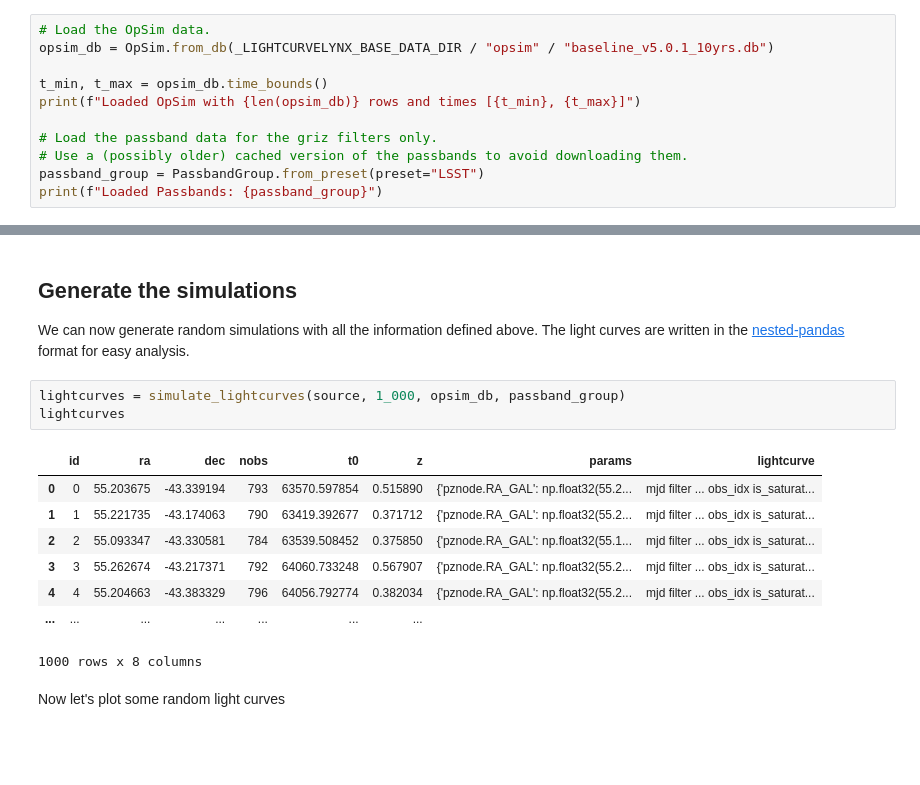
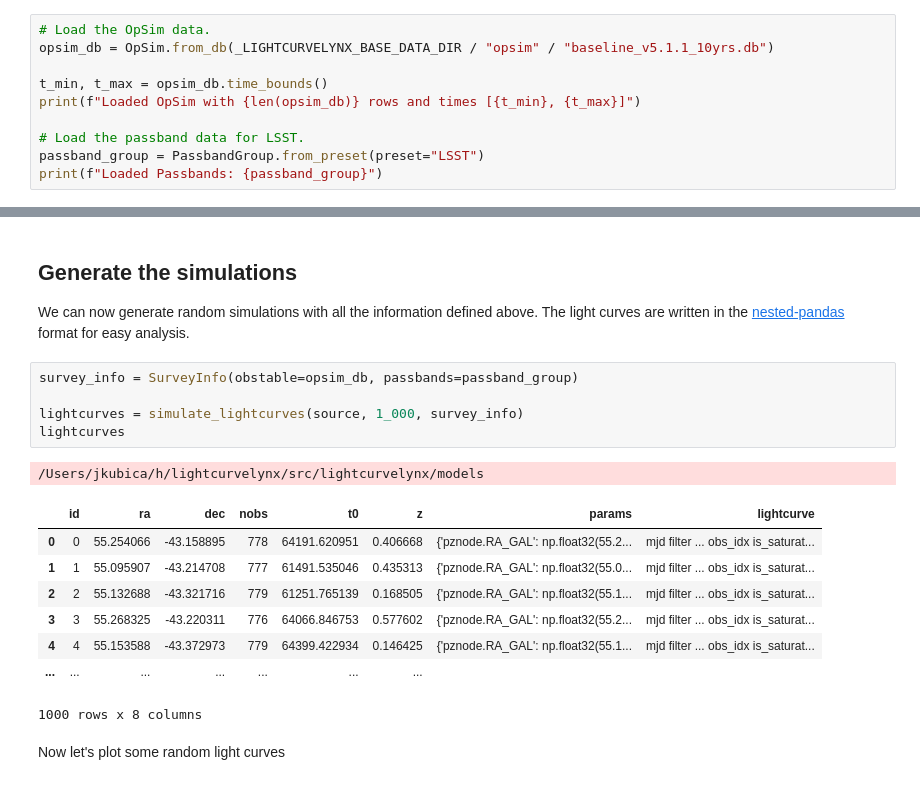
Before and after one commit to lincc-frameworks/lightcurvelynx, a Jupyter notebook: docs/notebooks/pre_executed/plasticc_snia.ipynb, the cells around one changed output, grey strips where cells are left out. Drawn from its saved outputs; the diff is of its cells as text; blank space fills up the shorter version.

```diff
--- a/docs/notebooks/pre_executed/plasticc_snia.ipynb
+++ b/docs/notebooks/pre_executed/plasticc_snia.ipynb
@@ -27,13 +28,12 @@ For Rubin, a large number of OpSims can be found at [https://s3df.slac.stanford.
 > opsim_data = OpSim.from_url(opsim_url)
 # %%
 # Load the OpSim data.
-opsim_db = OpSim.from_db(_LIGHTCURVELYNX_BASE_DATA_DIR / "opsim" / "baseline_v5.0.1_10yrs.db")
+opsim_db = OpSim.from_db(_LIGHTCURVELYNX_BASE_DATA_DIR / "opsim" / "baseline_v5.1.1_10yrs.db")
 
 t_min, t_max = opsim_db.time_bounds()
 print(f"Loaded OpSim with {len(opsim_db)} rows and times [{t_min}, {t_max}]")
 
-# Load the passband data for the griz filters only.
-# Use a (possibly older) cached version of the passbands to avoid downloading them.
+# Load the passband data for LSST.
 passband_group = PassbandGroup.from_preset(preset="LSST")
 print(f"Loaded Passbands: {passband_group}")
 # %% [output]
@@ -97,17 +97,20 @@ source = SncosmoWrapperModel(
 
 We can now generate random simulations with all the information defined above. The light curves are written in the [nested-pandas](https://github.com/lincc-frameworks/nested-pandas) format for easy analysis.
 # %%
-lightcurves = simulate_lightcurves(source, 1_000, opsim_db, passband_group)
+survey_info = SurveyInfo(obstable=opsim_db, passbands=passband_group)
+
+lightcurves = simulate_lightcurves(source, 1_000, survey_info)
 lightcurves
 # %% [output]
+/Users/jkubica/h/lightcurvelynx/src/lightcurvelynx/models
 |  | id | ra | dec | nobs | t0 | z | params | lightcurve |
-| 0 | 0 | 55.203675 | -43.339194 | 793 | 63570.597854 | 0.515890 | {'pznode.RA_GAL': np.float32(55.2... | mjd filter ... obs_idx is_saturat... |
-| 1 | 1 | 55.221735 | -43.174063 | 790 | 63419.392677 | 0.371712 | {'pznode.RA_GAL': np.float32(55.2... | mjd filter ... obs_idx is_saturat... |
-| 2 | 2 | 55.093347 | -43.330581 | 784 | 63539.508452 | 0.375850 | {'pznode.RA_GAL': np.float32(55.1... | mjd filter ... obs_idx is_saturat... |
-| 3 | 3 | 55.262674 | -43.217371 | 792 | 64060.733248 | 0.567907 | {'pznode.RA_GAL': np.float32(55.2... | mjd filter ... obs_idx is_saturat... |
-| 4 | 4 | 55.204663 | -43.383329 | 796 | 64056.792774 | 0.382034 | {'pznode.RA_GAL': np.float32(55.2... | mjd filter ... obs_idx is_saturat... |
+| 0 | 0 | 55.254066 | -43.158895 | 778 | 64191.620951 | 0.406668 | {'pznode.RA_GAL': np.float32(55.2... | mjd filter ... obs_idx is_saturat... |
+| 1 | 1 | 55.095907 | -43.214708 | 777 | 61491.535046 | 0.435313 | {'pznode.RA_GAL': np.float32(55.0... | mjd filter ... obs_idx is_saturat... |
+| 2 | 2 | 55.132688 | -43.321716 | 779 | 61251.765139 | 0.168505 | {'pznode.RA_GAL': np.float32(55.1... | mjd filter ... obs_idx is_saturat... |
+| 3 | 3 | 55.268325 | -43.220311 | 776 | 64066.846753 | 0.577602 | {'pznode.RA_GAL': np.float32(55.2... | mjd filter ... obs_idx is_saturat... |
+| 4 | 4 | 55.153588 | -43.372973 | 779 | 64399.422934 | 0.146425 | {'pznode.RA_GAL': np.float32(55.1... | mjd filter ... obs_idx is_saturat... |
 | ... | ... | ... | ... | ... | ... | ... |
-1000 rows x 8 columns
+1000 rows x 8 columns
 # %% [markdown]
 Now let's plot some random light curves
 # %%
```
Also changed, not shown: parts of 4 cells of this notebook, 2 other files.
